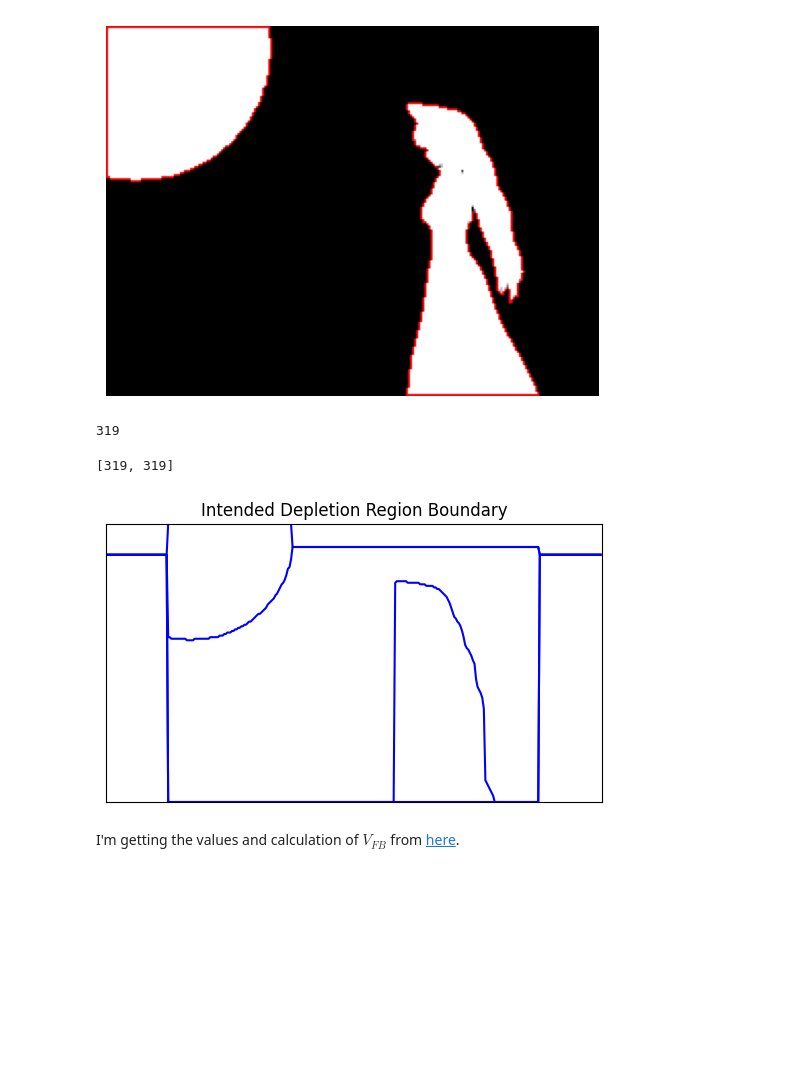
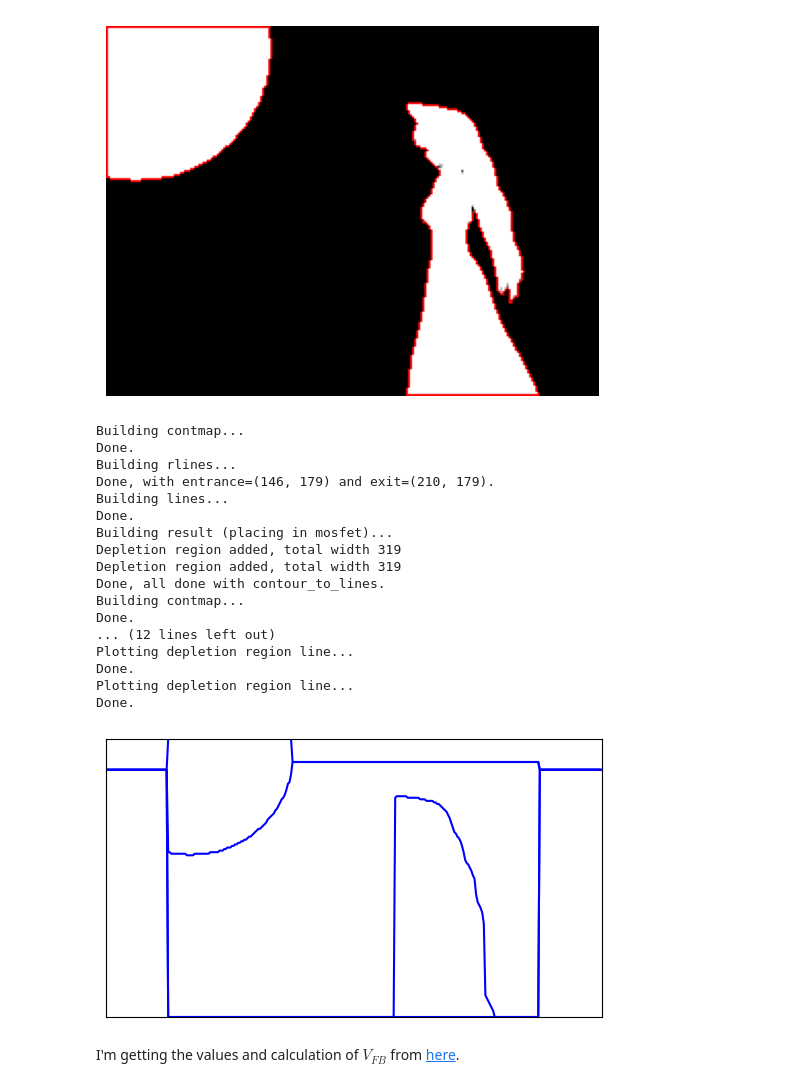
Before and after one commit to LostBitset/mosfet-bad-apple, a Jupyter notebook: Notebook.ipynb, the cells around one changed output. Cells and saved outputs as stored; diff of their text form; code cells hidden in the pictures; blank space fills up the shorter version.

```diff
--- a/Notebook.ipynb
+++ b/Notebook.ipynb
@@ -47,20 +57,24 @@ Found 2 contours with lengths [471, 269].
 # %%
 deplsize = 40
 depl = 179 - 20
+total_width = 239 + (2 * deplsize)
 def place_in_mosfet(xs):
     deplr = [ depl for _ in range(deplsize) ]
-    return deplr + xs + deplr
-total_width = 239 + (2 * deplsize)
-print(total_width)
+    result = deplr + xs + deplr
+    print(f"Depletion region added, total width {total_width}")
+    return result
+def extract_from_mosfet(xs):
+    return xs[deplsize:-deplsize]
-# %% [output]
-319
 # %%
 def contour_to_lines(cont):
     contmap = {}
+    print("Building contmap...")
     for [[x, y]] in cont:
         if x not in contmap:
             contmap[x] = []
         contmap[x].append(y)
+    print("Done. ")
+    print("Building rlines...")
     rlines = [{}, {}]
     entrance, exit = None, None
     for x, ys in contmap.items():
@@ -93,6 +107,8 @@ def contour_to_lines(cont):
         # Normal:
         rlines[0][x] = max(ys)
         rlines[1][x] = min(ys)
+    print(f"Done, with entrance={entrance} and exit={exit}.")
+    print("Building lines...")
     lines = [[], []]
     lasts = [ i for (_, i) in [entrance, entrance] ]
     for x in range(239):
@@ -106,27 +122,46 @@ def contour_to_lines(cont):
         lines[1].append(179 - n2)
         lasts[0] = n1
         lasts[1] = n2
-    return [ place_in_mosfet(i) for i in lines ]
-lines = contour_to_lines(conts[0])
-[ len(i) for i in lines ]
+    print("Done.")
+    print("Building result (placing in mosfet)...")
+    result = [ place_in_mosfet(i) for i in lines ]
+    print("Done, all done with contour_to_lines.")
+    return result
-# %% [output]
-[319, 319]
 # %%
-def plot_lines(conts):
-    plt.ylim((0, 179))
-    plt.xlim((0, total_width))
-    plt.gca().set_aspect(1)
-    plt.title("Intended Depletion Region Boundary")
-    plt.gca().axes.yaxis.set_visible(False)
-    plt.gca().axes.xaxis.set_visible(False)
+def plot_lines(conts, ax):
+    ax.set_ylim((0, 179))
+    ax.set_xlim((0, total_width))
+    ax.set_aspect(1)
+    ax.axes.yaxis.set_visible(False)
+    ax.axes.xaxis.set_visible(False)
     lines_list = [ contour_to_lines(cont) for cont in conts ]
     for lines in lines_list:
-        plt.plot(lines[0], color="blue")
-        plt.plot(lines[1], color="blue")
+        for line in lines:
+            print("Plotting depletion region line...")
+            plt.plot(line, color="blue")
+            print("Done.")
     plt.show()
-plot_lines(conts)
+fig, ax = plt.subplots()
+plot_lines(conts, ax)
 # %% [output]
+Building contmap...
+Done.
+Building rlines...
+Done, with entrance=(146, 179) and exit=(210, 179).
+Building lines...
+Done.
+Building result (placing in mosfet)...
+Depletion region added, total width 319
+Depletion region added, total width 319
+Done, all done with contour_to_lines.
+Building contmap...
+Done.
+... (12 lines left out)
+Plotting depletion region line...
+Done.
+Plotting depletion region line...
+Done.
-[figure, old version]
+[figure, new version]
 # %% [markdown]
 I'm getting the values and calculation of $V_{FB}$ from [here](https://h-gens.github.io/electrical-characteristics-of-the-mos-capacitor.html).
 # %%
```
Also changed, not shown: parts of 11 cells of this notebook.
